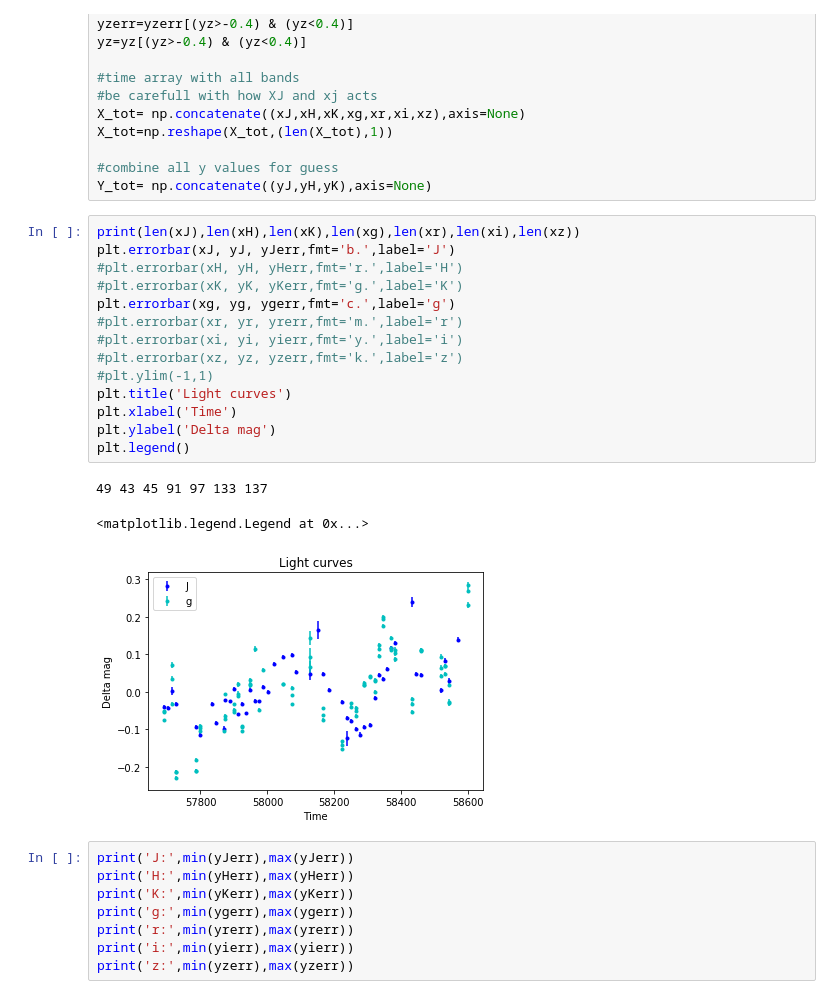
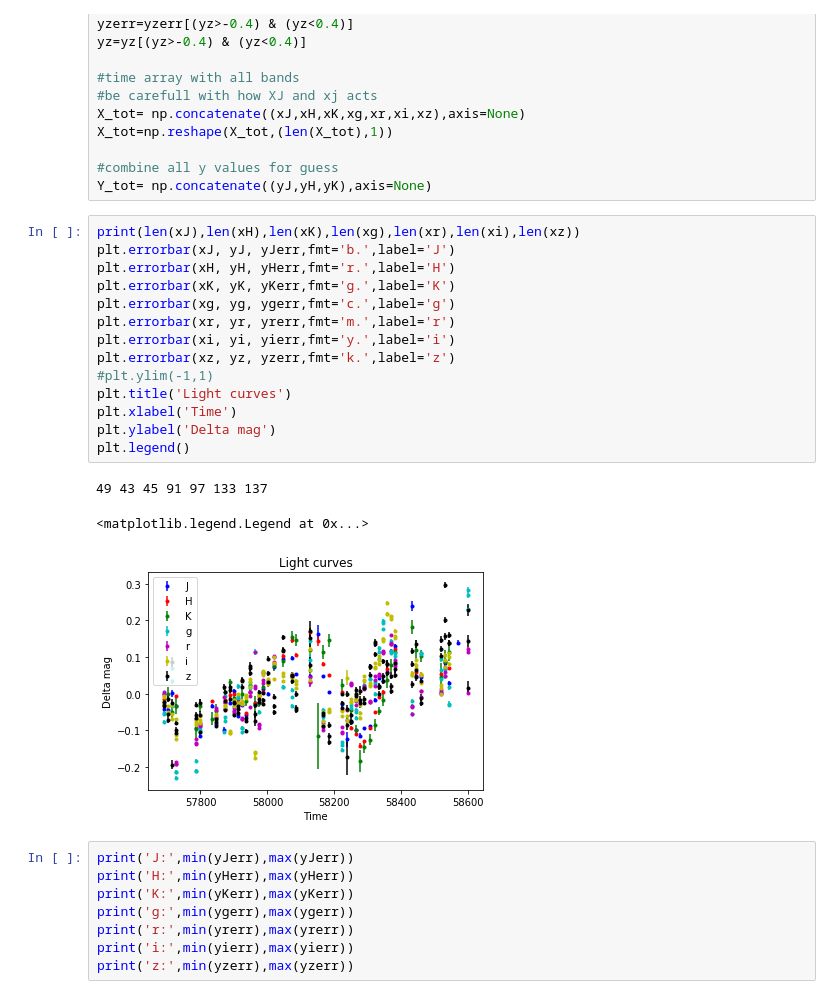
Before and after one commit to MalteBrinch/Master-Thesis-Code, a Jupyter notebook: 7d conv and iterating a GP.ipynb, the cells around one changed output. Drawn from its saved outputs; the diff is of its cells as text.

```diff
--- a/7d conv and iterating a GP.ipynb
+++ b/7d conv and iterating a GP.ipynb
@@ -200,21 +187,21 @@ Y_tot= np.concatenate((yJ,yH,yK),axis=None)
 # %%
 print(len(xJ),len(xH),len(xK),len(xg),len(xr),len(xi),len(xz))
 plt.errorbar(xJ, yJ, yJerr,fmt='b.',label='J')
-#plt.errorbar(xH, yH, yHerr,fmt='r.',label='H')
-#plt.errorbar(xK, yK, yKerr,fmt='g.',label='K')
+plt.errorbar(xH, yH, yHerr,fmt='r.',label='H')
+plt.errorbar(xK, yK, yKerr,fmt='g.',label='K')
 plt.errorbar(xg, yg, ygerr,fmt='c.',label='g')
-#plt.errorbar(xr, yr, yrerr,fmt='m.',label='r')
-#plt.errorbar(xi, yi, yierr,fmt='y.',label='i')
-#plt.errorbar(xz, yz, yzerr,fmt='k.',label='z')
+plt.errorbar(xr, yr, yrerr,fmt='m.',label='r')
+plt.errorbar(xi, yi, yierr,fmt='y.',label='i')
+plt.errorbar(xz, yz, yzerr,fmt='k.',label='z')
 #plt.ylim(-1,1)
 plt.title('Light curves')
 plt.xlabel('Time')
 plt.ylabel('Delta mag')
 plt.legend()
 # %% [output]
 49 43 45 91 97 133 137
 <matplotlib.legend.Legend at 0x...>
-[figure, old version]
+[figure, new version]
 # %%
 print('J:',min(yJerr),max(yJerr))
 print('H:',min(yHerr),max(yHerr))
```
Also changed, not shown: parts of 17 cells of this notebook.
